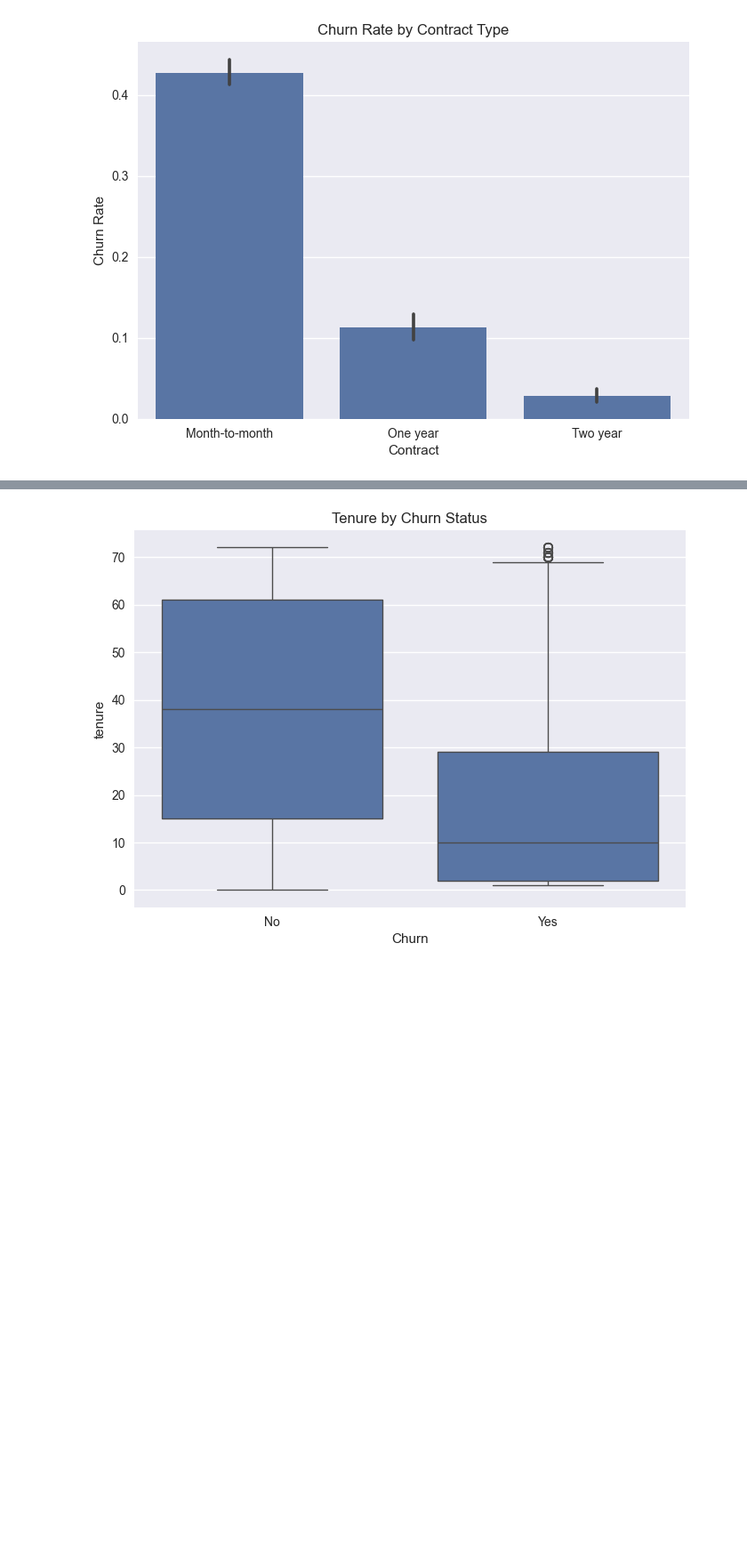
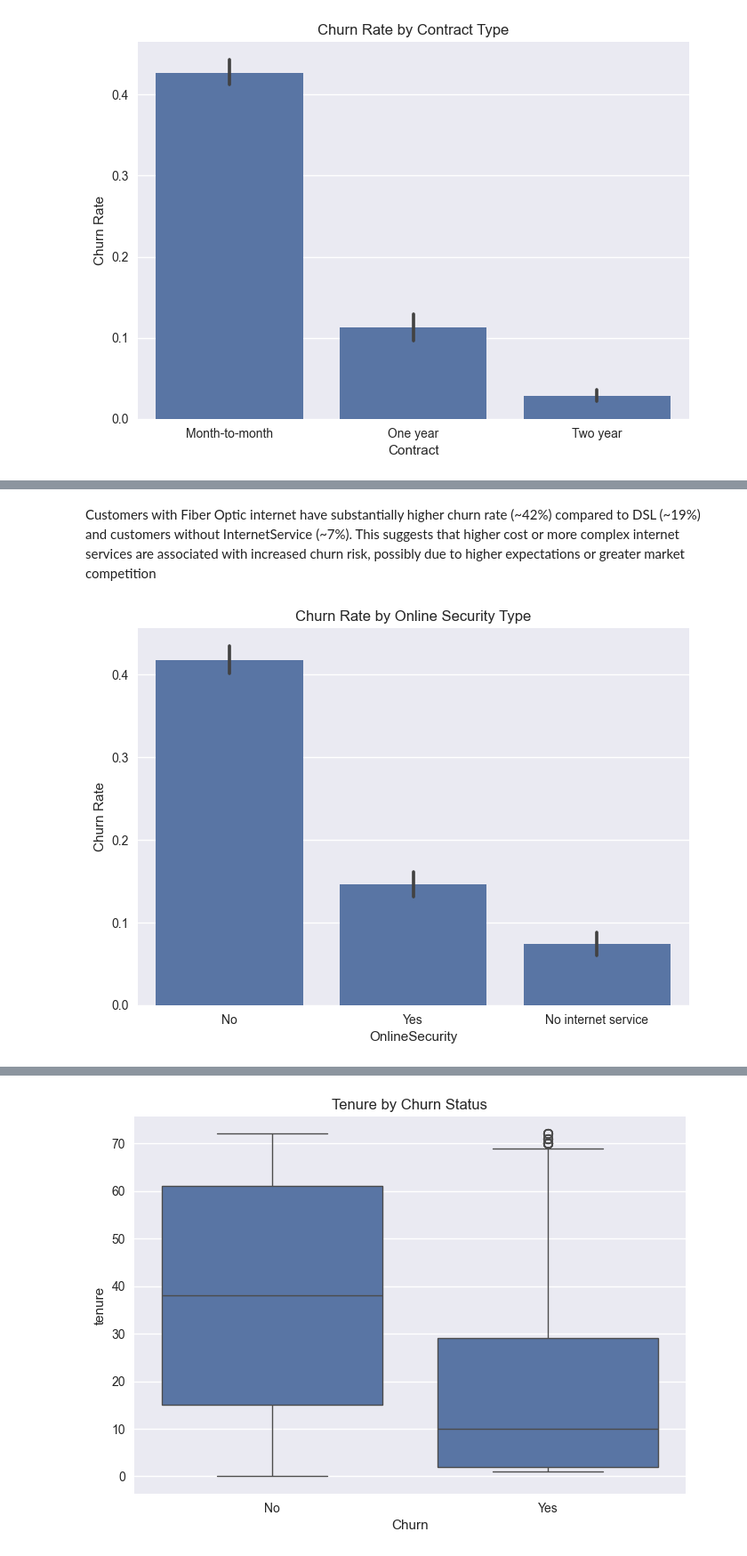
Before and after one commit to AvanishRawat/ml-churn-prediction, a Jupyter notebook: notebooks/01_eda.ipynb, the cells around one changed output, grey strips where cells are left out. Shown at 89% size. Saved outputs shown, nothing was run; the diff lists cells and outputs as text; code cells hidden in the pictures; blank space fills up the shorter version.

```diff
--- a/notebooks/01_eda.ipynb
+++ b/notebooks/01_eda.ipynb
@@ -114,0 +130,15 @@ plt.show()
+# %% [markdown]
+Customers with Fiber Optic internet have substantially higher churn rate (~42%) compared to DSL (~19%) and customers without InternetService (~7%). This suggests that higher cost or more complex internet services are associated with increased churn risk, possibly due to higher expectations or greater market competition
+# %%
+sns.barplot(
+    data=df,
+    x="OnlineSecurity",
+    y="Churn_binary",
+    estimator=lambda x: (x == 1).mean()
+)
+
+plt.title("Churn Rate by Online Security Type")
+plt.ylabel("Churn Rate")
+plt.show()
+# %% [output]
+[figure, added]
```
Also changed, not shown: parts of 11 cells of this notebook.
